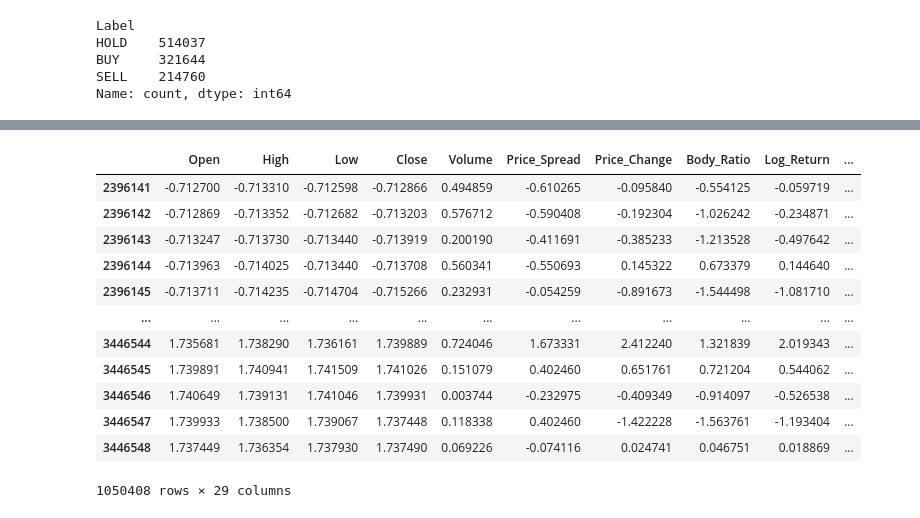
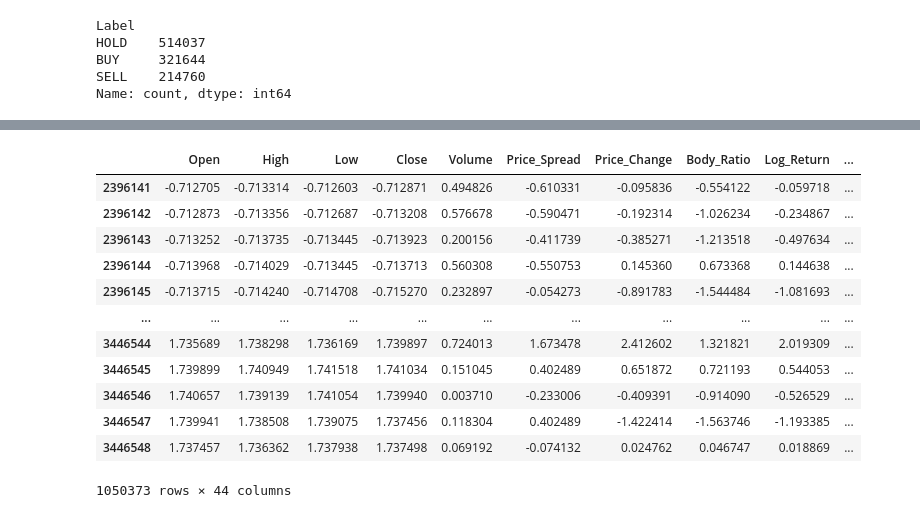
Before and after one commit to nguyenduchuyiu/xauusd-trading, a Jupyter notebook: processing.ipynb, the cells around one changed output, grey strips where cells are left out. Cells and saved outputs as stored; diff of their text form; code cells hidden in the pictures.

```diff
--- a/processing.ipynb
+++ b/processing.ipynb
@@ -62,6 +63,9 @@ def add_basic_features(df):
     df['Price_Change'] = df['Close'] - df['Open']
     df['Body_Ratio'] = (df['Close'] - df['Open']) / (df['Price_Spread'] + 1e-8)
     df['Log_Return'] = np.log(df['Close'] / df['Close'].shift(1))
+
+    df['Cumulative_Return_5D'] = np.exp(df['Log_Return'].rolling(5).sum()) - 1  # Lũy kế 5 ngày
+
     return df
 
 for df in [train_df, val_df, test_df]:
@@ -116,11 +155,16 @@ def add_statistical_features(df, window=20):
         'Rolling_Max': df['High'].rolling(window).max(),
         'Rolling_Min': df['Low'].rolling(window).min()
     }
+    df = pd.concat([df, pd.DataFrame(new_cols)], axis=1)
 
-    # Lag features
-    for lag in [1, 3, 5]:
-        df[f'Close_Lag_{lag}'] = df['Close'].shift(lag)
-    df = pd.concat([df, pd.DataFrame(new_cols)], axis=1)
+    # Biến động "nén" trong ngắn hạn
+    df['Volatility_Clustering'] = df['Rolling_Std'] / df['Rolling_Std'].shift(5)
+
+    df['Rolling_Skew'] = df['Close'].rolling(window).skew()
+    df['Rolling_Kurtosis'] = df['Close'].rolling(window).kurt()
+    df['Rolling_Q80'] = df['Close'].rolling(window).quantile(0.8)
+    df['Rolling_Q20'] = df['Close'].rolling(window).quantile(0.2)
+    df['Quantile_Spread'] = df['Rolling_Q80'] - df['Rolling_Q20']  # Độ phân tán phân vị
 
     return df
 
@@ -169,17 +221,22 @@ Index(['Open', 'High', 'Low', 'Close', 'Volume', 'Label', 'Datetime',
       dtype='object')
 # %%
 def drop_na_cols(df, threshold=0.01):
+    cnt = 0
     for col in df.columns:
         na = df[[col]].isna().sum()
         if na.values > len(df) * threshold:
             df.drop(col, axis=1, inplace=True)
+            cnt += 1
+    print(f'Deleted {cnt} cols')
     return df
 
 # 6. Hàm xử lý missing values
 def handle_missing_data(df, threshold=0.01):
     df = drop_na_cols(df, threshold)
+    df.replace([np.inf, -np.inf], np.nan, inplace=True)
 
     # Xóa các hàng có NaN sinh ra bởi indicators
+    # print(df.isna().sum())
     df = df.dropna()
     # # Forward fill cho các features nhất định
     # df.loc[:, ['Volume', 'Open']] = df[['Volume', 'Open']].ffill()
@@ -192,5 +249,5 @@ def handle_missing_data(df, threshold=0.01):
 train_df = handle_missing_data(train_df)
 val_df = handle_missing_data(val_df)
 test_df = handle_missing_data(test_df)
-train_df
+train_df.columns
 # %% [output]
@@ -210,41 +268,43 @@ train_df
 # %%
 # 7. Hàm chuẩn hóa dữ liệu (Áp dụng riêng cho từng tập)
-def scale_features(train_df, val_df, test_df):
+def scale_features(train_df, val_df, test_df, excepts=['Label', 'Datetime'], scaler_path='data/scaler.pkl'):
     # Chọn các cột cần chuẩn hóa (bỏ các cột không phải số)
-    feature_columns = [col for col in train_df.columns if col not in ['Label', 'Datetime']]
+    feature_columns = [col for col in train_df.columns if col not in excepts]
 
     # Chuẩn hóa theo train
     scaler = StandardScaler()
     train_scaled = scaler.fit_transform(train_df[feature_columns])
     val_scaled = scaler.transform(val_df[feature_columns])
     test_scaled = scaler.transform(test_df[feature_columns])
 
     # Tạo DataFrame mới đã scaled
     scaled_train_df = pd.DataFrame(train_scaled, columns=feature_columns, index=train_df.index)
     scaled_val_df = pd.DataFrame(val_scaled, columns=feature_columns, index=val_df.index)
     scaled_test_df = pd.DataFrame(test_scaled, columns=feature_columns, index=test_df.index)
 
     # Thêm lại các cột không phải feature
     for scaled_df, df in zip([scaled_train_df, scaled_val_df, scaled_test_df], [train_df, val_df, test_df]):
-        scaled_df['Label'] = df['Label'].values
-        scaled_df['Datetime'] = df['Datetime'].values
+        for col in excepts:
+            scaled_df[col] = df[col].values
+
+    pickle.dump(scaler, open(scaler_path, 'wb'))
 
     return scaled_train_df, scaled_val_df, scaled_test_df
 
-train_df, val_df, test_df = scale_features(train_df, val_df, test_df)
+train_df, val_df, test_df = scale_features(train_df, val_df, test_df, excepts=['Label', 'Datetime'], scaler_path='data/classfication_scaler.pkl')
 train_df
 # %% [output]
 |  | Open | High | Low | Close | Volume | Price_Spread | Price_Change | Body_Ratio | Log_Return | ... |
-| 2396141 | -0.712700 | -0.713310 | -0.712598 | -0.712866 | 0.494859 | -0.610265 | -0.095840 | -0.554125 | -0.059719 | ... |
-| 2396142 | -0.712869 | -0.713352 | -0.712682 | -0.713203 | 0.576712 | -0.590408 | -0.192304 | -1.026242 | -0.234871 | ... |
-| 2396143 | -0.713247 | -0.713730 | -0.713440 | -0.713919 | 0.200190 | -0.411691 | -0.385233 | -1.213528 | -0.497642 | ... |
-| 2396144 | -0.713963 | -0.714025 | -0.713440 | -0.713708 | 0.560341 | -0.550693 | 0.145322 | 0.673379 | 0.144640 | ... |
-| 2396145 | -0.713711 | -0.714235 | -0.714704 | -0.715266 | 0.232931 | -0.054259 | -0.891673 | -1.544498 | -1.081710 | ... |
+| 2396141 | -0.712705 | -0.713314 | -0.712603 | -0.712871 | 0.494826 | -0.610331 | -0.095836 | -0.554122 | -0.059718 | ... |
+| 2396142 | -0.712873 | -0.713356 | -0.712687 | -0.713208 | 0.576678 | -0.590471 | -0.192314 | -1.026234 | -0.234867 | ... |
+| 2396143 | -0.713252 | -0.713735 | -0.713445 | -0.713923 | 0.200156 | -0.411739 | -0.385271 | -1.213518 | -0.497634 | ... |
+| 2396144 | -0.713968 | -0.714029 | -0.713445 | -0.713713 | 0.560308 | -0.550753 | 0.145360 | 0.673368 | 0.144638 | ... |
+| 2396145 | -0.713715 | -0.714240 | -0.714708 | -0.715270 | 0.232897 | -0.054273 | -0.891783 | -1.544484 | -1.081693 | ... |
 | ... | ... | ... | ... | ... | ... | ... | ... | ... | ... | ... |
-| 3446544 | 1.735681 | 1.738290 | 1.736161 | 1.739889 | 0.724046 | 1.673331 | 2.412240 | 1.321839 | 2.019343 | ... |
-| 3446545 | 1.739891 | 1.740941 | 1.741509 | 1.741026 | 0.151079 | 0.402460 | 0.651761 | 0.721204 | 0.544062 | ... |
-| 3446546 | 1.740649 | 1.739131 | 1.741046 | 1.739931 | 0.003744 | -0.232975 | -0.409349 | -0.914097 | -0.526538 | ... |
-| 3446547 | 1.739933 | 1.738500 | 1.739067 | 1.737448 | 0.118338 | 0.402460 | -1.422228 | -1.563761 | -1.193404 | ... |
-| 3446548 | 1.737449 | 1.736354 | 1.737930 | 1.737490 | 0.069226 | -0.074116 | 0.024741 | 0.046751 | 0.018869 | ... |
+| 3446544 | 1.735689 | 1.738298 | 1.736169 | 1.739897 | 0.724013 | 1.673478 | 2.412602 | 1.321821 | 2.019309 | ... |
+| 3446545 | 1.739899 | 1.740949 | 1.741518 | 1.741034 | 0.151045 | 0.402489 | 0.651872 | 0.721193 | 0.544053 | ... |
+| 3446546 | 1.740657 | 1.739139 | 1.741054 | 1.739940 | 0.003710 | -0.233006 | -0.409391 | -0.914090 | -0.526529 | ... |
+| 3446547 | 1.739941 | 1.738508 | 1.739075 | 1.737456 | 0.118304 | 0.402489 | -1.422414 | -1.563746 | -1.193385 | ... |
+| 3446548 | 1.737457 | 1.736362 | 1.737938 | 1.737498 | 0.069192 | -0.074132 | 0.024762 | 0.046747 | 0.018869 | ... |
-1050408 rows × 29 columns
+1050373 rows × 44 columns
 # %%
```
Also changed, not shown: parts of 13 cells of this notebook, 10 other files.
